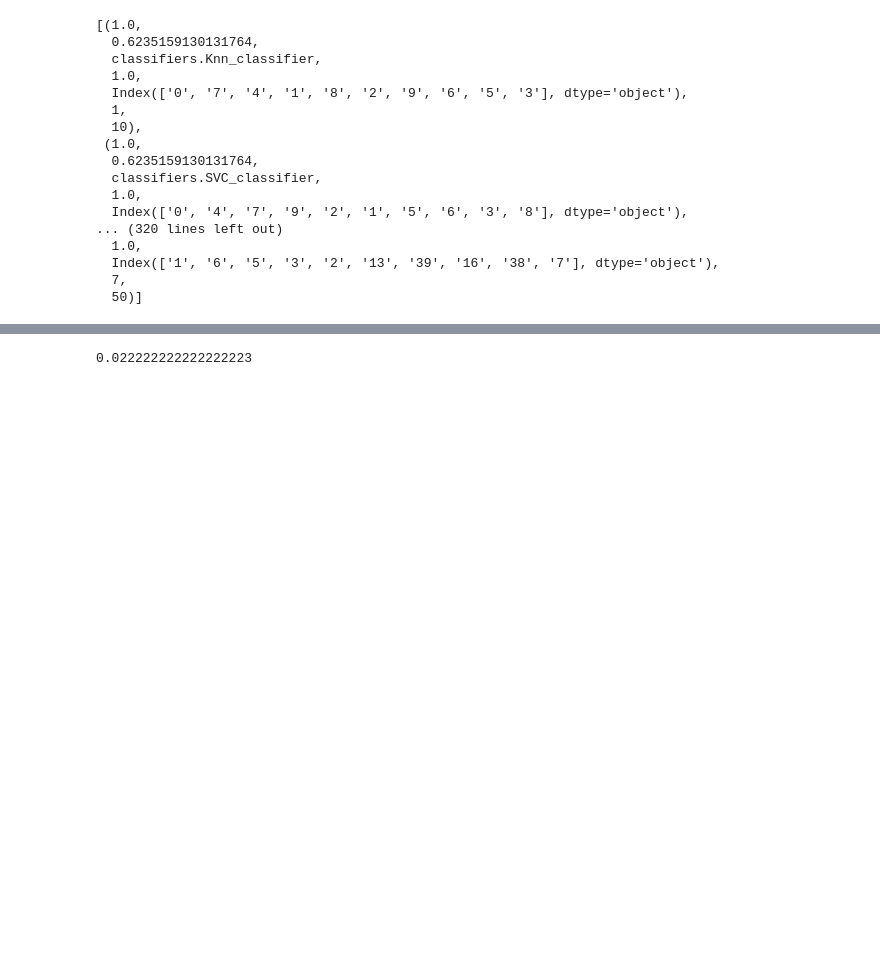
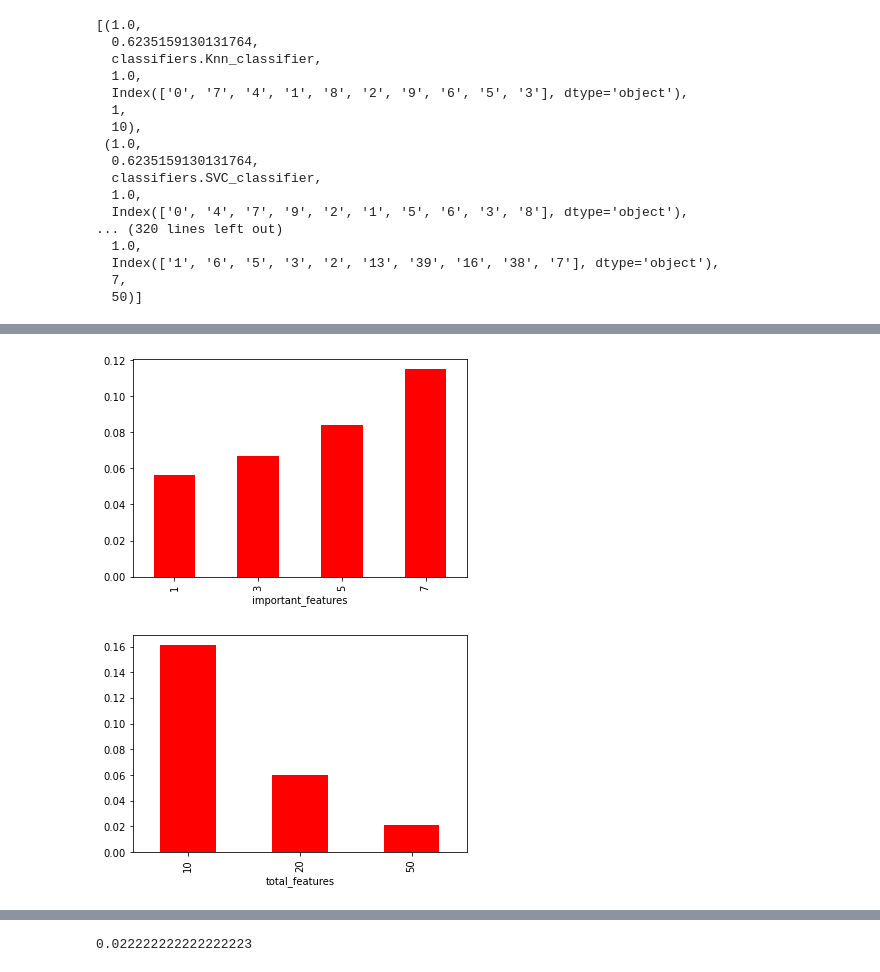
Before and after one commit to CristianLeoni/Master_thesis, a Jupyter notebook: dataset_exploration.ipynb, the cells around one changed output, grey strips where cells are left out. Saved outputs shown, nothing was run; the diff lists cells and outputs as text; code cells hidden in the pictures; blank space fills up the shorter version.

```diff
--- a/dataset_exploration.ipynb
+++ b/dataset_exploration.ipynb
@@ -440,0 +495,13 @@ data_all
+# %%
+#Compare mean accuracy
+means =random_dataframe.groupby(by=['important_features'])[0].mean()
+c=np.repeat(['red','green','blue','yellow'],4)
+means.plot.bar(color =c)
+plt.show()
+means =random_dataframe.groupby(by=['total_features'])[0].mean()
+c=np.repeat(['red','green','blue','yellow'],4)
+means.plot.bar(color =c)
+plt.show()
+# %% [output]
+[figure, added]
+[figure, added]
```
Also changed, not shown: parts of 20 cells of this notebook, 6 other files.
